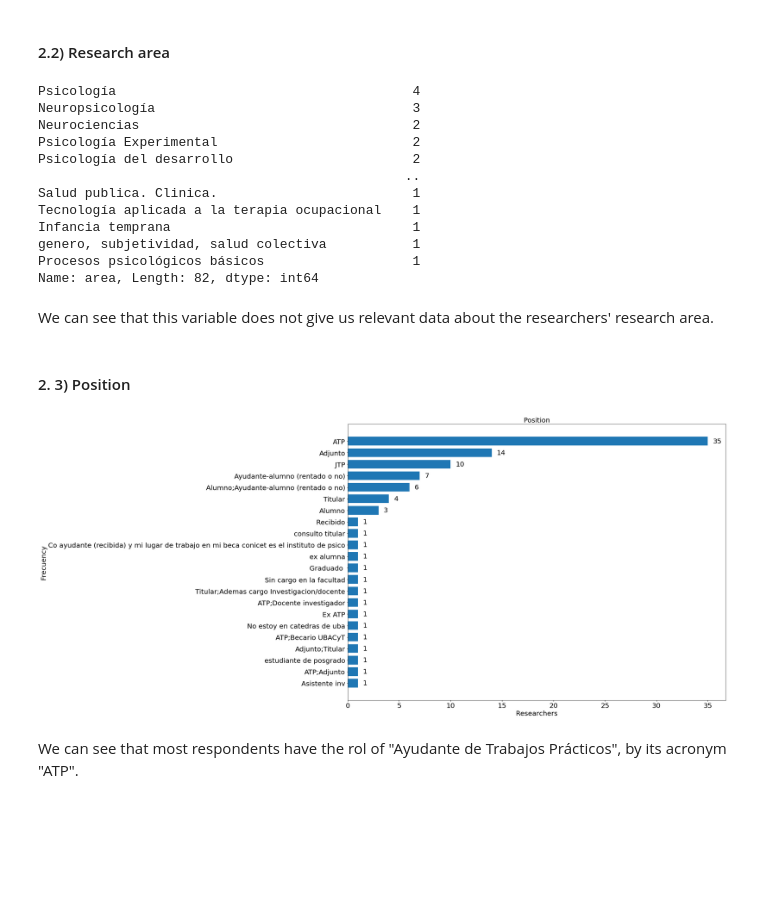
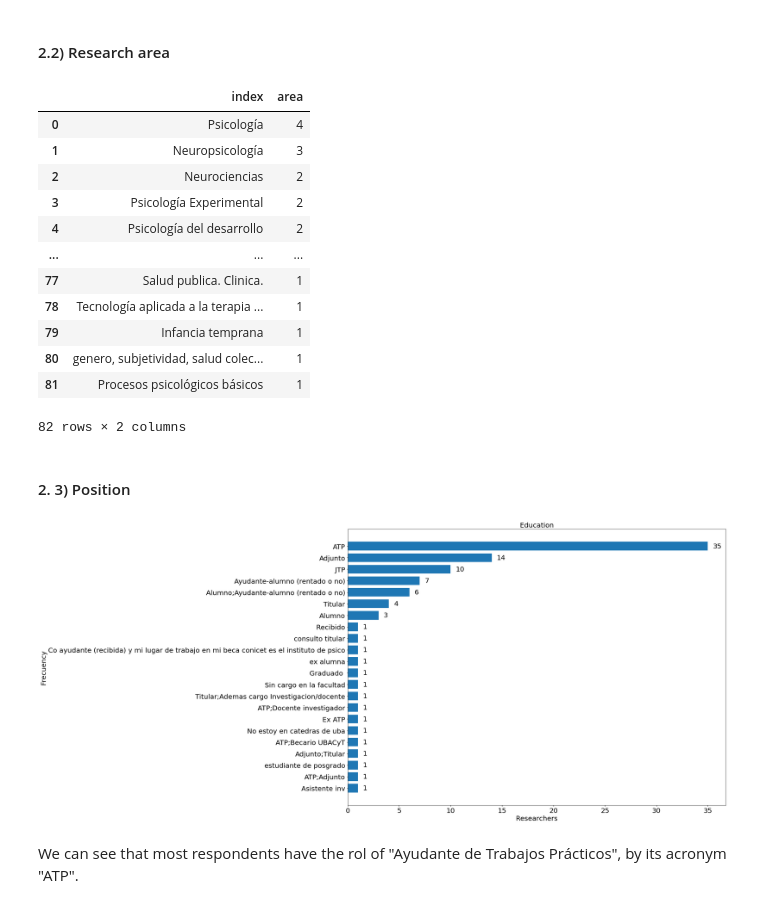
Before and after one commit to francosbenitez/thesis, a Jupyter notebook: analysis/py-script.ipynb, the cells around one changed output. Drawn from its saved outputs; the diff is of its cells as text; code cells hidden in the pictures; blank space fills up the shorter version.

```diff
--- a/analysis/py-script.ipynb
+++ b/analysis/py-script.ipynb
@@ -170,9 +170,7 @@ The exclusion criteria is that, to be considered "researchers", our respondents
 exclusion_criteria = df[["project", "journal"]]
 excluded = []
 
-i = -1 # to take in account the index 0
-for a, b in exclusion_criteria.itertuples(index=False):
-    i = i + 1
+for (i, (a, b)) in enumerate(exclusion_criteria.itertuples(index=False), start=0):
     if a == "No" and b == "No":
         print(f"Participant n° {i} will be excluded")
         excluded.append(i)
@@ -204,17 +202,20 @@ Now we have five participants less.
 # %% [markdown]
 #### 2.1) Education
 # %%
-y = df["education"].value_counts(ascending=True)
-fig, ax = plt.subplots(figsize=(20,15))
-ax.tick_params(labelsize=20)
-ax.barh(y.index, y, height=0.75)
-ax.set_title('Education', fontsize=20)
-ax.set_xlabel("Researchers", fontsize=20)
-ax.set_ylabel("Frecuency", fontsize=20)
-_, xmax = plt.xlim()
-plt.xlim(0, xmax)
-for i, v in enumerate(y):
-    ax.text(v + .5, i, str(v), fontsize=20, ha='left', va='center')
-plt.show()
+def bar_plot(serie):
+    y = serie.value_counts(ascending=True)
+    fig, ax = plt.subplots(figsize=(20,15))
+    ax.tick_params(labelsize=20)
+    ax.barh(y.index, y, height=0.75)
+    ax.set_title('Education', fontsize=20)
+    ax.set_xlabel("Researchers", fontsize=20)
+    ax.set_ylabel("Frecuency", fontsize=20)
+    _, xmax = plt.xlim()
+    plt.xlim(0, xmax)
+    for i, v in enumerate(y):
+        ax.text(v + .5, i, str(v), fontsize=20, ha='left', va='center')
+    plt.show()
+
+bar_plot(df["education"])
 # %% [output]
 [figure]
@@ -230,39 +229,27 @@ plt.show()
 # %% [markdown]
 #### 2.2) Research area
 # %%
-df["area"].value_counts()
+df["area"].value_counts().to_frame().reset_index()
 # %% [output]
+|  | index | area |
+| 0 | Psicología | 4 |
+| 1 | Neuropsicología | 3 |
+| 2 | Neurociencias | 2 |
+| 3 | Psicología Experimental | 2 |
+| 4 | Psicología del desarrollo | 2 |
+| ... | ... | ... |
+| 77 | Salud publica. Clinica. | 1 |
+| 78 | Tecnología aplicada a la terapia ... | 1 |
+| 79 | Infancia temprana | 1 |
+| 80 | genero, subjetividad, salud colec... | 1 |
+| 81 | Procesos psicológicos básicos | 1 |
-Psicología                                      4
-Neuropsicología                                 3
-Neurociencias                                   2
-Psicología Experimental                         2
-Psicología del desarrollo                       2
-                                               ..
-Salud publica. Clinica.                         1
-Tecnología aplicada a la terapia ocupacional    1
-Infancia temprana                               1
-genero, subjetividad, salud colectiva           1
-Procesos psicológicos básicos                   1
-Name: area, Length: 82, dtype: int64
+82 rows × 2 columns
-# %% [markdown]
-We can see that this variable does not give us relevant data about the researchers' research area.
 # %% [markdown]
 #### 2. 3) Position
-# %%
-y = df["position"].value_counts(ascending=True)
-fig, ax = plt.subplots(figsize=(20,15))
-ax.tick_params(labelsize=20)
-ax.barh(y.index, y, height=0.75)
-ax.set_title('Position', fontsize=20)
-ax.set_xlabel("Researchers", fontsize=20)
-ax.set_ylabel("Frecuency", fontsize=20)
-_, xmax = plt.xlim()
-plt.xlim(0, xmax)
-for i, v in enumerate(y):
-    ax.text(v + .5, i, str(v), fontsize=20, ha='left', va='center')
-plt.show()
-# %% [output]
-[figure, removed]
+# %%
+bar_plot(df["position"])
+# %% [output]
+[figure, added]
 # %% [markdown]
 We can see that most respondents have the rol of "Ayudante de Trabajos Prácticos", by its acronym "ATP".
 # %% [markdown]
```
Also changed, not shown: parts of 24 cells of this notebook, 1 other file.
